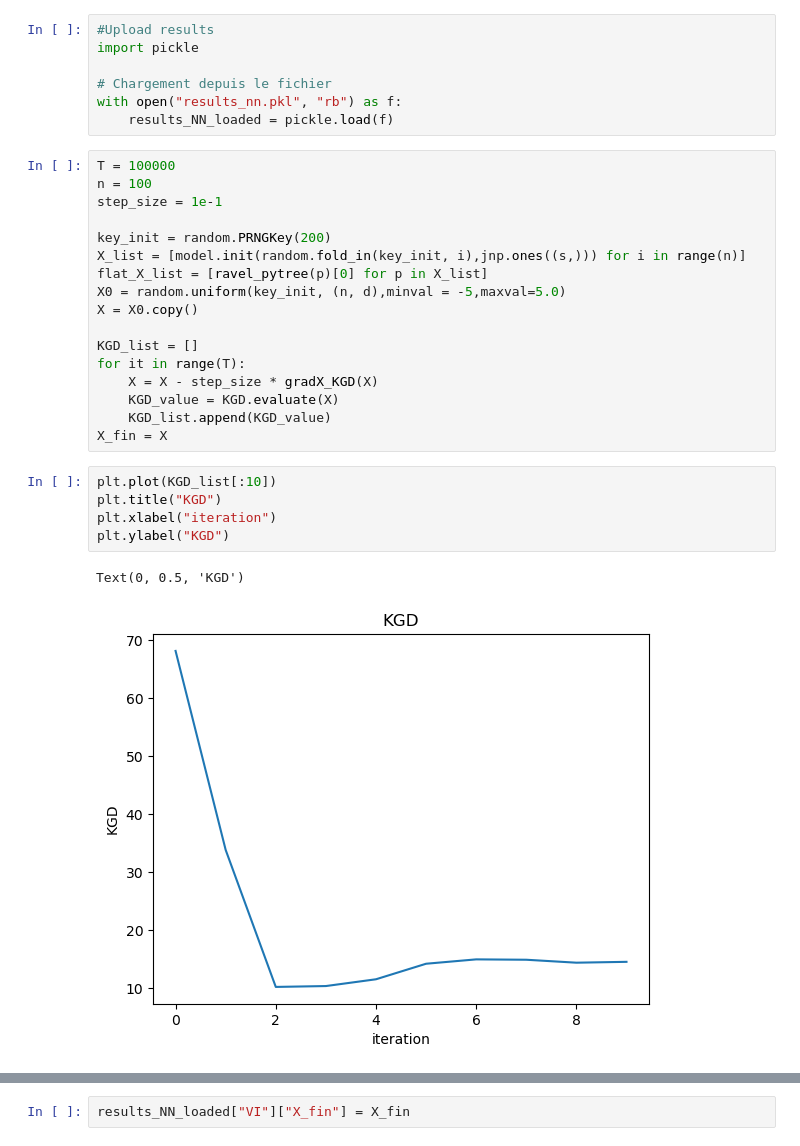
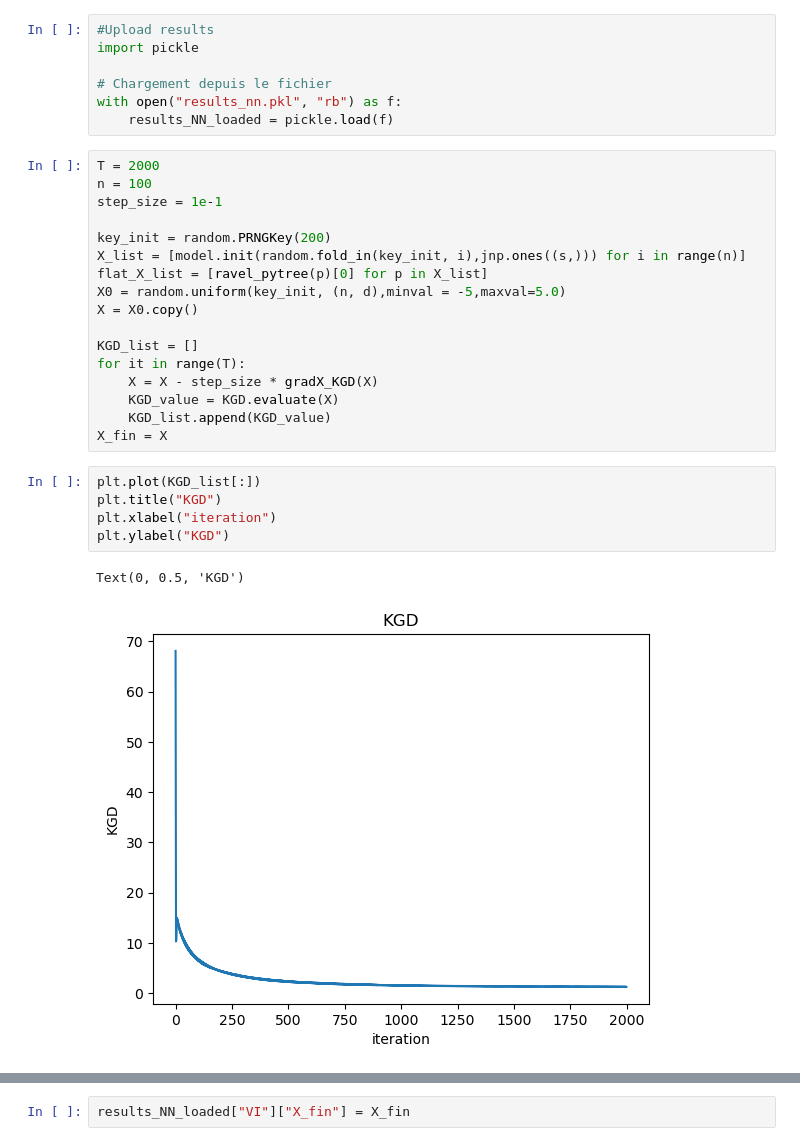
Before and after one commit to congyewang/kgd-code, a Jupyter notebook: kgd_descent.ipynb, the cells around one changed output, grey strips where cells are left out. Drawn from its saved outputs; the diff is of its cells as text.

```diff
--- a/kgd_descent.ipynb
+++ b/kgd_descent.ipynb
@@ -94,7 +94,7 @@ import pickle
 with open("results_nn.pkl", "rb") as f:
     results_NN_loaded = pickle.load(f)
 # %%
-T = 100000
+T = 2000
 n = 100
 step_size = 1e-1
 
@@ -111,13 +111,13 @@ for it in range(T):
     KGD_list.append(KGD_value)
 X_fin = X
 # %%
-plt.plot(KGD_list[:10])
+plt.plot(KGD_list[:])
 plt.title("KGD")
 plt.xlabel("iteration")
 plt.ylabel("KGD")
 # %% [output]
 Text(0, 0.5, 'KGD')
-[figure, old version]
+[figure, new version]
 # %%
 plt.figure()
 plt.scatter(Z,Y,label = "true data",marker = ".")
```
Also changed, not shown: parts of 2 cells of this notebook, 12 other files.
